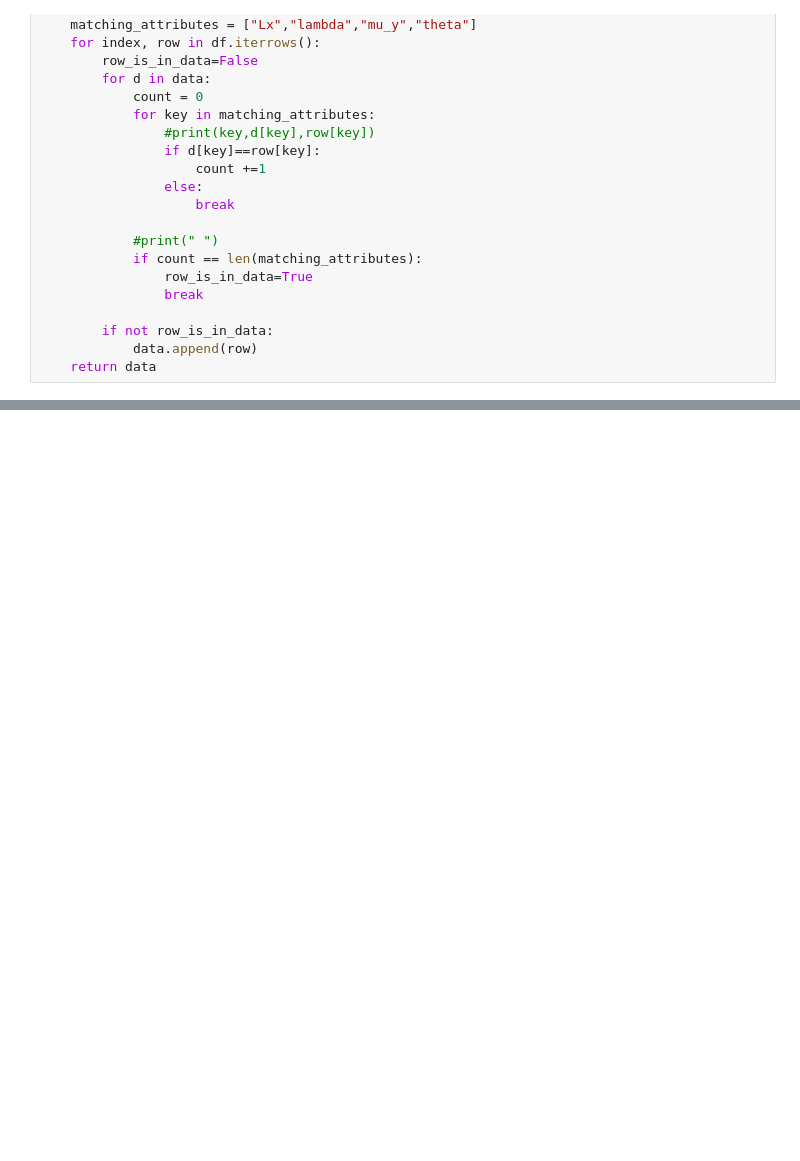
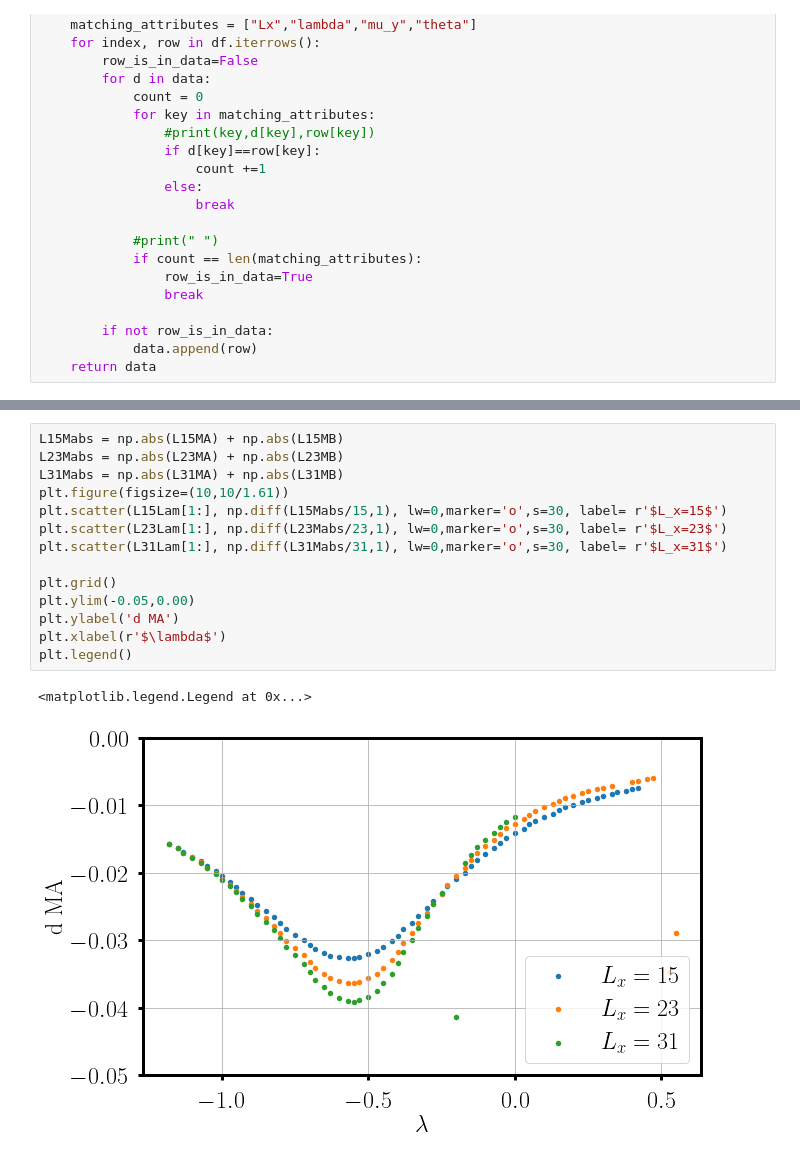
Before and after one commit to Philipp137/SquareIce, a Jupyter notebook: 06_data/20220322_zero_mu/zero_mu.ipynb, the cells around one changed output, grey strips where cells are left out. Drawn from its saved outputs; the diff is of its cells as text; blank space fills up the shorter version.

```diff
--- a/06_data/20220322_zero_mu/zero_mu.ipynb
+++ b/06_data/20220322_zero_mu/zero_mu.ipynb
@@ -114,0 +171,17 @@ plt.legend()
+# %%
+L15Mabs = np.abs(L15MA) + np.abs(L15MB)
+L23Mabs = np.abs(L23MA) + np.abs(L23MB)
+L31Mabs = np.abs(L31MA) + np.abs(L31MB)
+plt.figure(figsize=(10,10/1.61))
+plt.scatter(L15Lam[1:], np.diff(L15Mabs/15,1), lw=0,marker='o',s=30, label= r'$L_x=15$')
+plt.scatter(L23Lam[1:], np.diff(L23Mabs/23,1), lw=0,marker='o',s=30, label= r'$L_x=23$')
+plt.scatter(L31Lam[1:], np.diff(L31Mabs/31,1), lw=0,marker='o',s=30, label= r'$L_x=31$')
+
+plt.grid()
+plt.ylim(-0.05,0.00)
+plt.ylabel('d MA')
+plt.xlabel(r'$\lambda$')
+plt.legend()
+# %% [output]
+<matplotlib.legend.Legend at 0x...>
+[figure, added]
```
Also changed, not shown: parts of 16 cells of this notebook.
